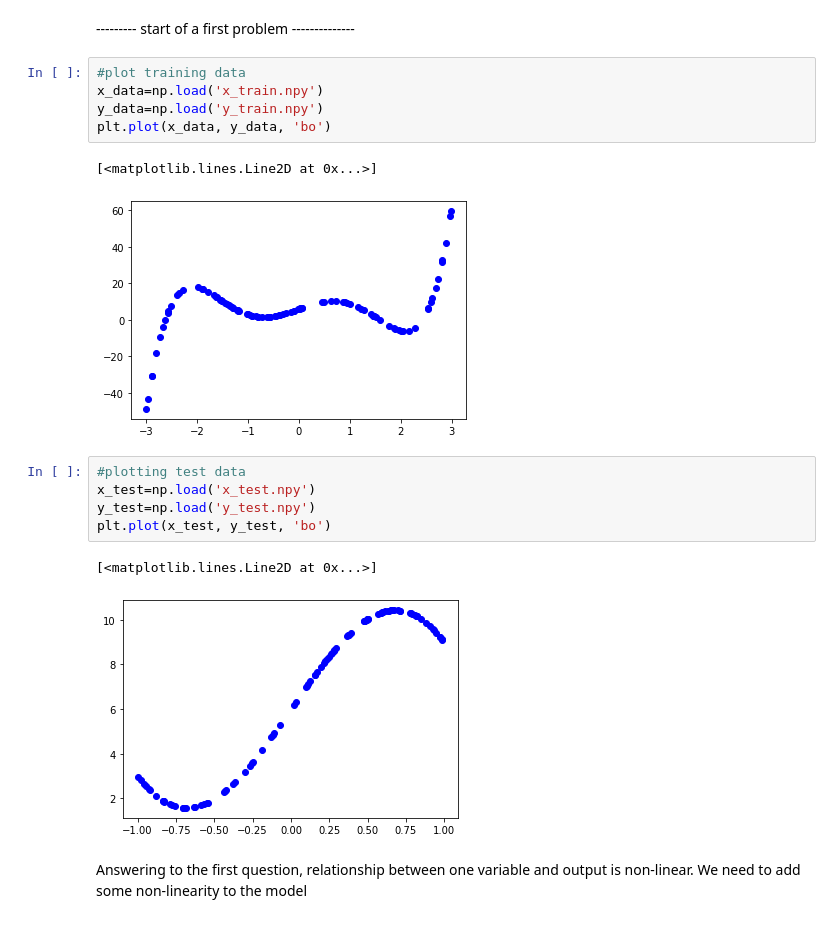
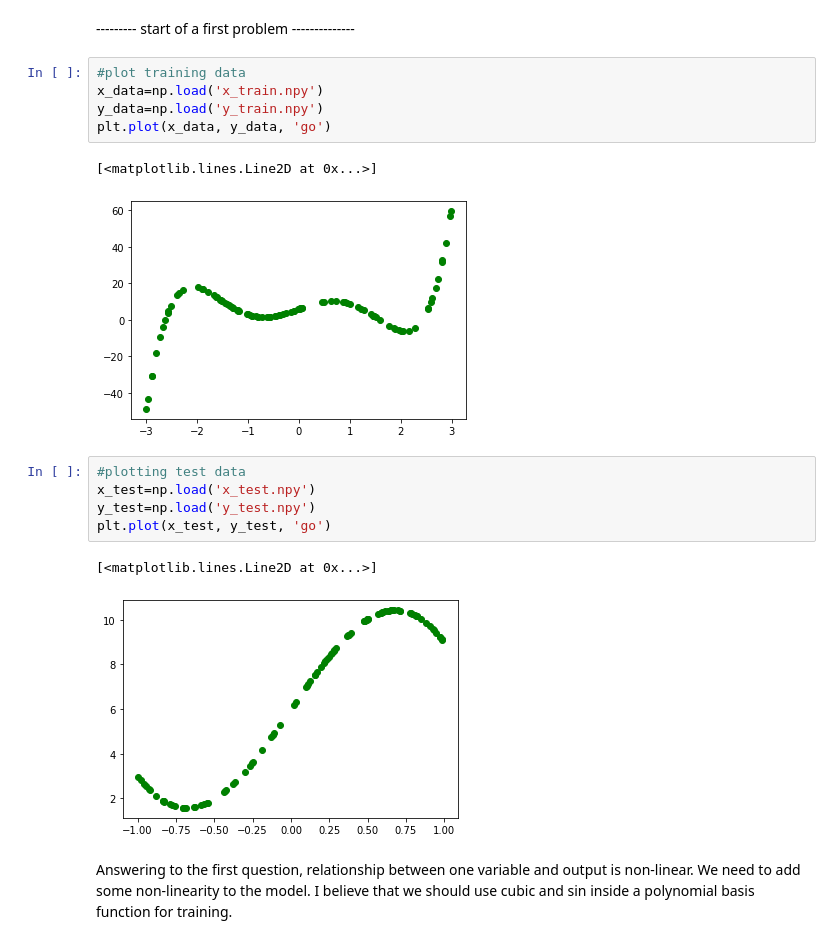
Before and after one commit to BorisOskolkov/MLcourse, a Jupyter notebook: asng01/A01_task.ipynb, the cells around one changed output. Cells and saved outputs as stored; diff of their text form.

```diff
--- a/asng01/A01_task.ipynb
+++ b/asng01/A01_task.ipynb
@@ -15,18 +15,18 @@ from IPython.display import Image
 # %%
 #plot training data
 x_data=np.load('x_train.npy')
 y_data=np.load('y_train.npy')
-plt.plot(x_data, y_data, 'bo')
+plt.plot(x_data, y_data, 'go')
 # %% [output]
 [<matplotlib.lines.Line2D at 0x...>]
-[figure, old version]
+[figure, new version]
 # %%
 #plotting test data
 x_test=np.load('x_test.npy')
 y_test=np.load('y_test.npy')
-plt.plot(x_test, y_test, 'bo')
+plt.plot(x_test, y_test, 'go')
 # %% [output]
 [<matplotlib.lines.Line2D at 0x...>]
-[figure, old version]
+[figure, new version]
 # %% [markdown]
-Answering to the first question, relationship between one variable and output is non-linear. We need to add some non-linearity to the model
+Answering to the first question, relationship between one variable and output is non-linear. We need to add some non-linearity to the model. I believe that we should use cubic and sin inside a polynomial basis function for training.
```
Also changed, not shown: parts of 4 cells of this notebook.
